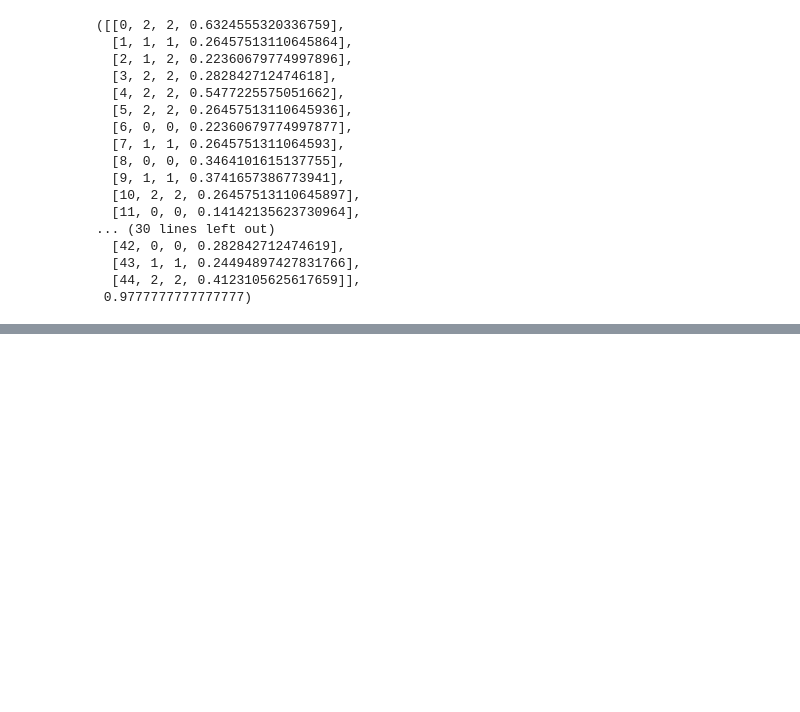
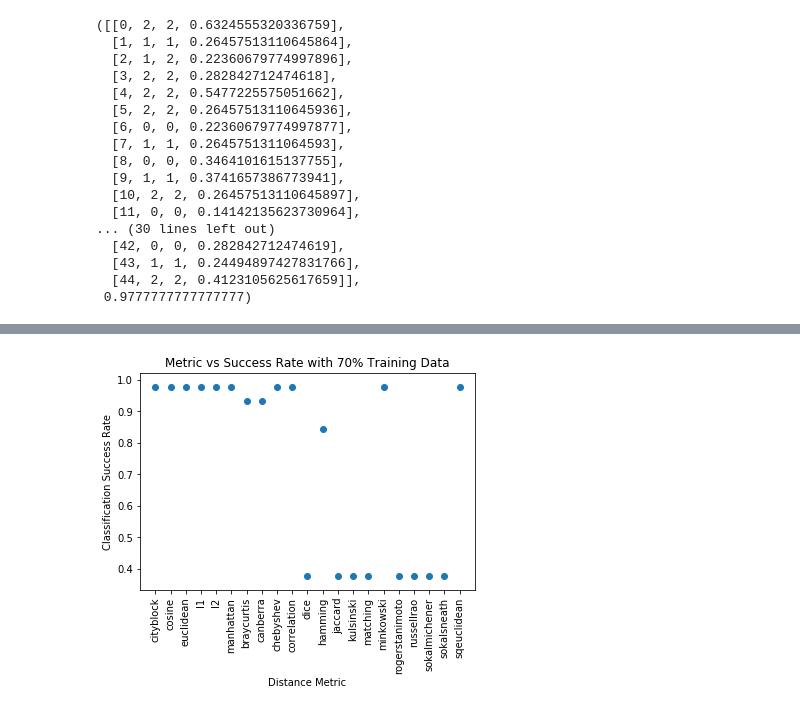
Before and after one commit to einstein9998/Internship, a Jupyter notebook: Iris.ipynb, the cells around one changed output, grey strips where cells are left out. Cells and saved outputs as stored; diff of their text form; code cells hidden in the pictures; blank space fills up the shorter version.

```diff
--- a/Iris.ipynb
+++ b/Iris.ipynb
@@ -261,0 +286,20 @@ Success Rate: 97.77777777777777%
+# %%
+#Let's explore the efficacy of the different distance metrics
+x=[]
+y=[]
+
+metrics =  ['cityblock', 'cosine', 'euclidean', 'l1', 'l2', 'manhattan', 'braycurtis', 'canberra', 'chebyshev', 'correlation', 'dice', 'hamming', 'jaccard', 'kulsinski', 'matching', 'minkowski', 'rogerstanimoto', 'russellrao', 'sokalmichener', 'sokalsneath', 'sqeuclidean']
+for metric in metrics:
+    _, success = nearestNeighborsTest(iris.data, iris.target, metric=metric)
+    x.append(metric)
+    y.append(success)
+
+plt.figure(3)
+plt.xlabel("Distance Metric")
+plt.xticks(rotation=90)
+plt.ylabel("Classification Success Rate")
+plt.title("Metric vs Success Rate with 70% Training Data")
+plt.scatter(x, y)
+plt.show()
+# %% [output]
+[figure, added]
```
Also changed, not shown: parts of 23 cells of this notebook.
